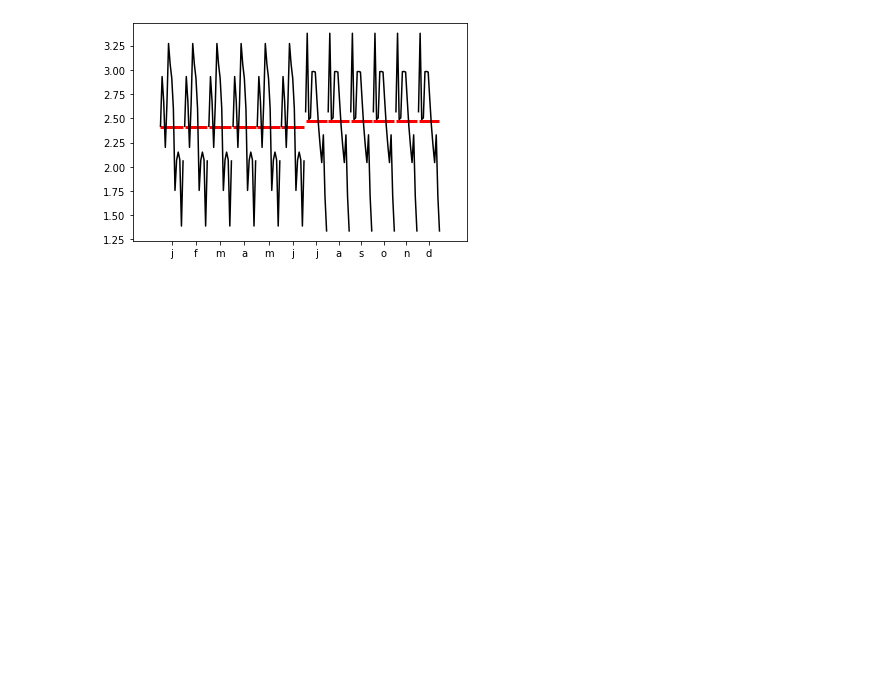
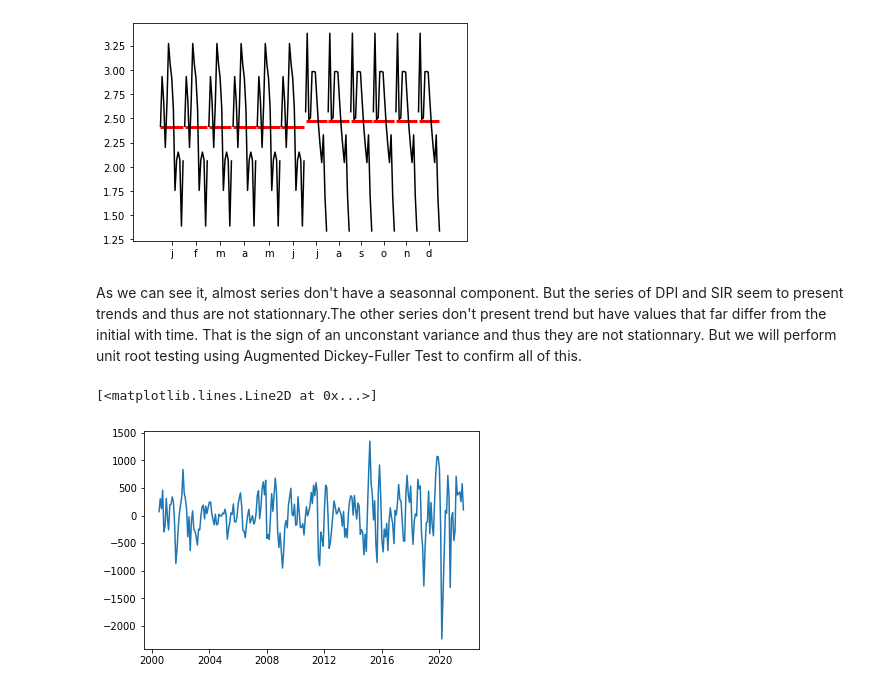
Before and after one commit to flokoafon/WQU_project, a Jupyter notebook: WQU_project.ipynb, the cells around one changed output. Saved outputs shown, nothing was run; the diff lists cells and outputs as text; code cells hidden in the pictures; blank space fills up the shorter version.

```diff
--- a/WQU_project.ipynb
+++ b/WQU_project.ipynb
@@ -154,3 +164,15 @@ sm.graphics.tsa.month_plot(NGP)
 # %% [output]
 [figure]
 [figure]
+# %% [markdown]
+As we can see it, almost series don't have a seasonnal component. But the series of DPI and SIR seem to present trends and thus are not stationnary.The other series don't present trend but have values that far differ from the initial with time. That is the sign of an unconstant variance and thus they are not stationnary. But we will perform unit root testing using Augmented Dickey-Fuller Test to confirm all of this.
+# %%
+#As DPI present a trend, we have to remove this tend in order to make the serie stationnary
+#The serie will be decompose in trend, seasonnality and residuals
+#We use the additive model because there seasonnal effect is marginal over time
+DPI_decomposition = sm.tsa.seasonal_decompose(DPI)
+resid = DPI_decomposition.resid #residual of the decomposition
+plt.plot(resid)
+# %% [output]
+[<matplotlib.lines.Line2D at 0x...>]
+[figure, added]
```
Also changed, not shown: parts of 19 cells of this notebook.
